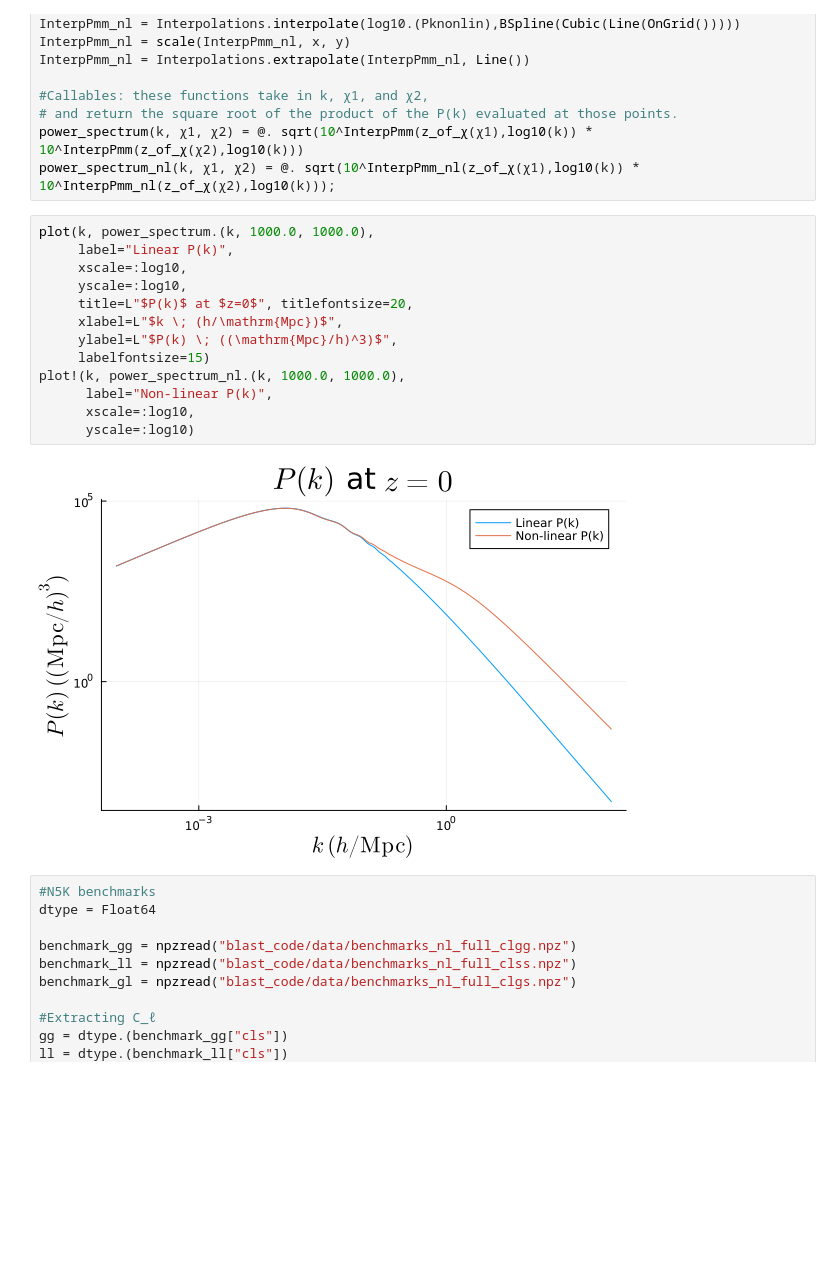
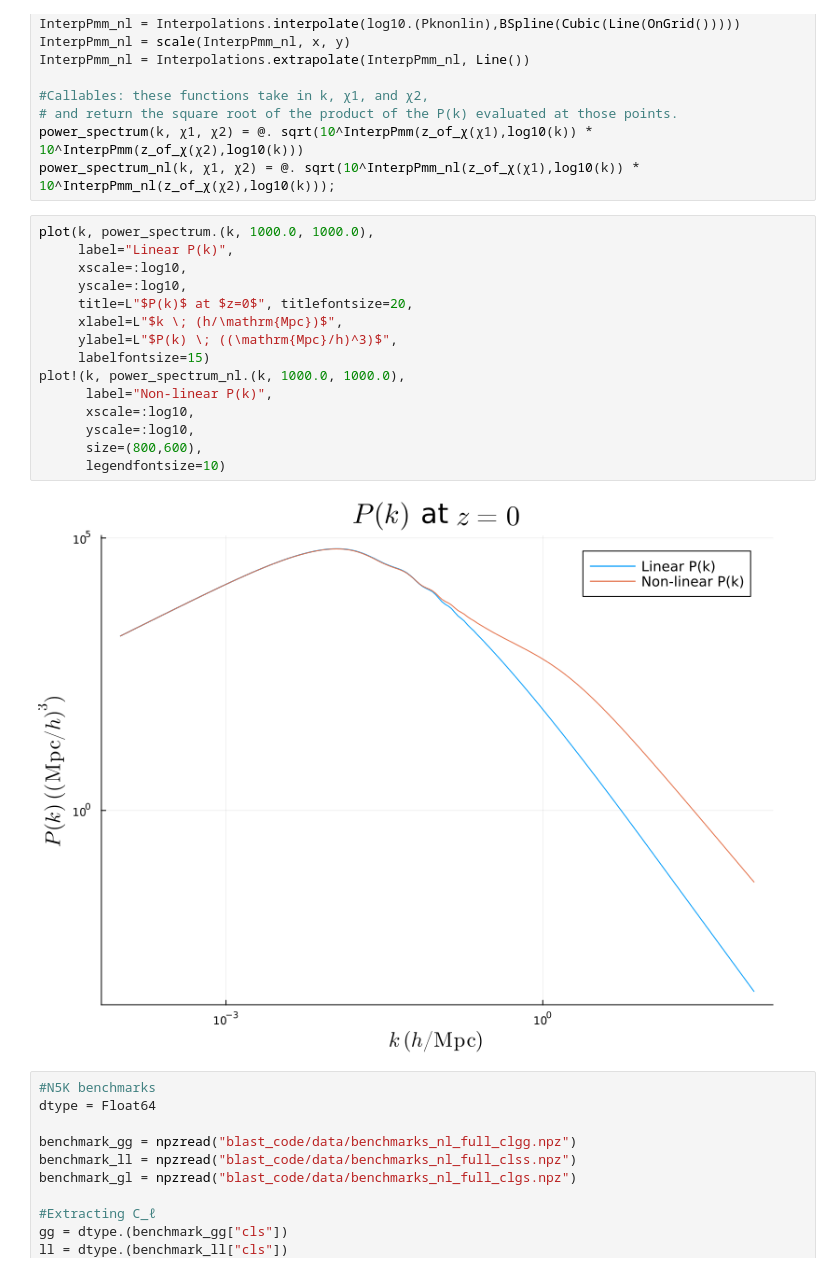
Before and after one commit to anvi-git/3D_Angular_Power_Spectrum, a Jupyter notebook: notebooks/new_beyond_BLAST.ipynb, the cells around one changed output. Drawn from its saved outputs; the diff is of its cells as text; blank space fills up the shorter version.

```diff
--- a/notebooks/new_beyond_BLAST.ipynb
+++ b/notebooks/new_beyond_BLAST.ipynb
@@ -270,18 +326,20 @@ power_spectrum_nl(k, χ1, χ2) = @. sqrt(10^InterpPmm_nl(z_of_χ(χ1),log10(k))
 # %%
 plot(k, power_spectrum.(k, 1000.0, 1000.0),
      label="Linear P(k)",
      xscale=:log10,
      yscale=:log10,
      title=L"$P(k)$ at $z=0$", titlefontsize=20,
      xlabel=L"$k \; (h/\mathrm{Mpc})$",
      ylabel=L"$P(k) \; ((\mathrm{Mpc}/h)^3)$",
      labelfontsize=15)
 plot!(k, power_spectrum_nl.(k, 1000.0, 1000.0),
       label="Non-linear P(k)",
       xscale=:log10,
-      yscale=:log10)
+      yscale=:log10,
+      size=(800,600),
+      legendfontsize=10)
 # %% [output]
-[figure, old version]
+[figure, new version]
 # %%
 #N5K benchmarks
 dtype = Float64
```
Also changed, not shown: parts of 25 cells of this notebook.
